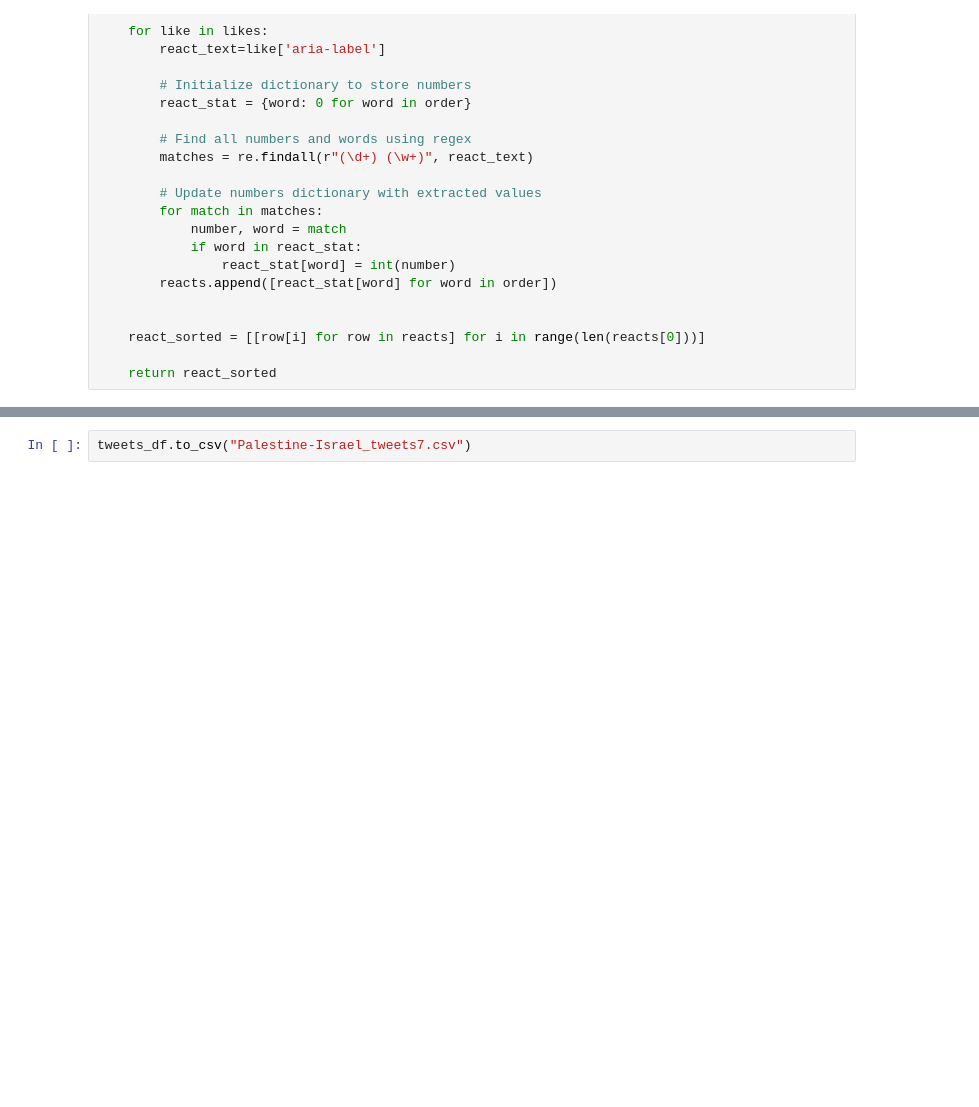
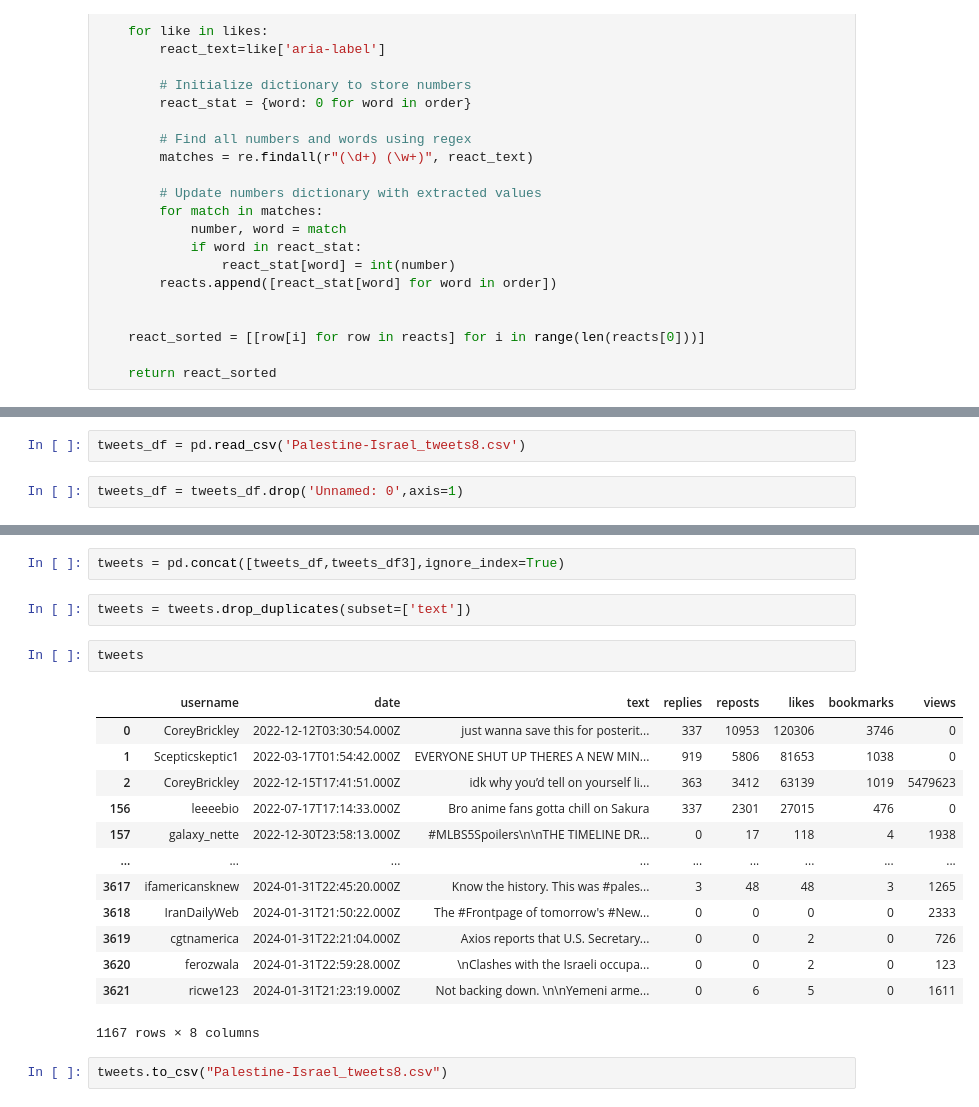
Before and after one commit to Ismailea4/Projet-PFA, a Jupyter notebook: Webscraping_Selenium.ipynb, the cells around one changed output, grey strips where cells are left out. Saved outputs shown, nothing was run; the diff lists cells and outputs as text; blank space fills up the shorter version.

```diff
--- a/Webscraping_Selenium.ipynb
+++ b/Webscraping_Selenium.ipynb
@@ -202,0 +269,4 @@ def exctract_twitter_data(soup1):
+# %%
+tweets_df = pd.read_csv('Palestine-Israel_tweets8.csv')
+# %%
+tweets_df = tweets_df.drop('Unnamed: 0',axis=1)
@@ -203,2 +289,22 @@ def exctract_twitter_data(soup1):
+# %%
+tweets = pd.concat([tweets_df,tweets_df3],ignore_index=True)
+# %%
+tweets = tweets.drop_duplicates(subset=['text'])
+# %%
+tweets
+# %% [output]
+|  | username | date | text | replies | reposts | likes | bookmarks | views |
+| 0 | CoreyBrickley | 2022-12-12T03:30:54.000Z | just wanna save this for posterit... | 337 | 10953 | 120306 | 3746 | 0 |
+| 1 | Scepticskeptic1 | 2022-03-17T01:54:42.000Z | EVERYONE SHUT UP THERES A NEW MIN... | 919 | 5806 | 81653 | 1038 | 0 |
+| 2 | CoreyBrickley | 2022-12-15T17:41:51.000Z | idk why you’d tell on yourself li... | 363 | 3412 | 63139 | 1019 | 5479623 |
+| 156 | leeeebio | 2022-07-17T17:14:33.000Z | Bro anime fans gotta chill on Sakura | 337 | 2301 | 27015 | 476 | 0 |
+| 157 | galaxy_nette | 2022-12-30T23:58:13.000Z | #MLBS5Spoilers\n\nTHE TIMELINE DR... | 0 | 17 | 118 | 4 | 1938 |
+| ... | ... | ... | ... | ... | ... | ... | ... | ... |
+| 3617 | ifamericansknew | 2024-01-31T22:45:20.000Z | Know the history. This was #pales... | 3 | 48 | 48 | 3 | 1265 |
+| 3618 | IranDailyWeb | 2024-01-31T21:50:22.000Z | The #Frontpage of tomorrow's #New... | 0 | 0 | 0 | 0 | 2333 |
+| 3619 | cgtnamerica | 2024-01-31T22:21:04.000Z | Axios reports that U.S. Secretary... | 0 | 0 | 2 | 0 | 726 |
+| 3620 | ferozwala | 2024-01-31T22:59:28.000Z | \nClashes with the Israeli occupa... | 0 | 0 | 2 | 0 | 123 |
+| 3621 | ricwe123 | 2024-01-31T21:23:19.000Z | Not backing down. \n\nYemeni arme... | 0 | 6 | 5 | 0 | 1611 |
+1167 rows × 8 columns
 # %%
-tweets_df.to_csv("Palestine-Israel_tweets7.csv")
+tweets.to_csv("Palestine-Israel_tweets8.csv")
```
Also changed, not shown: parts of 14 cells of this notebook, 2 other files.
